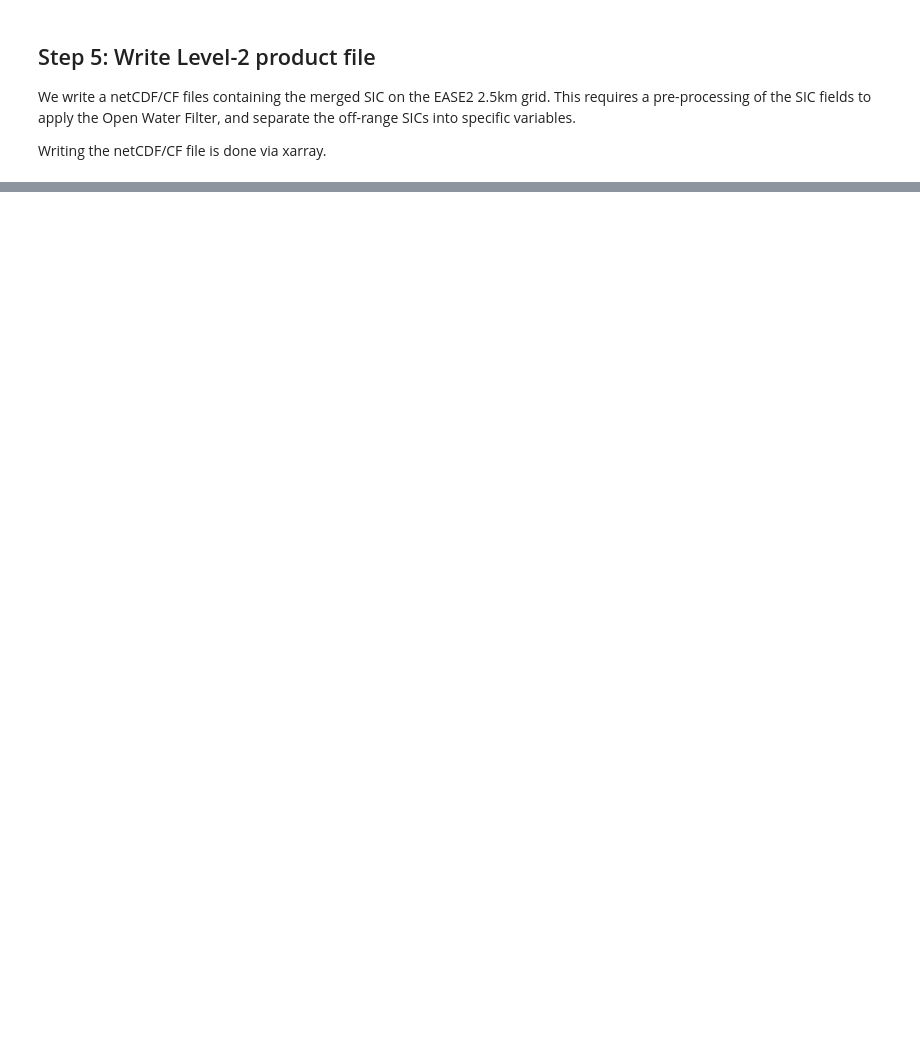
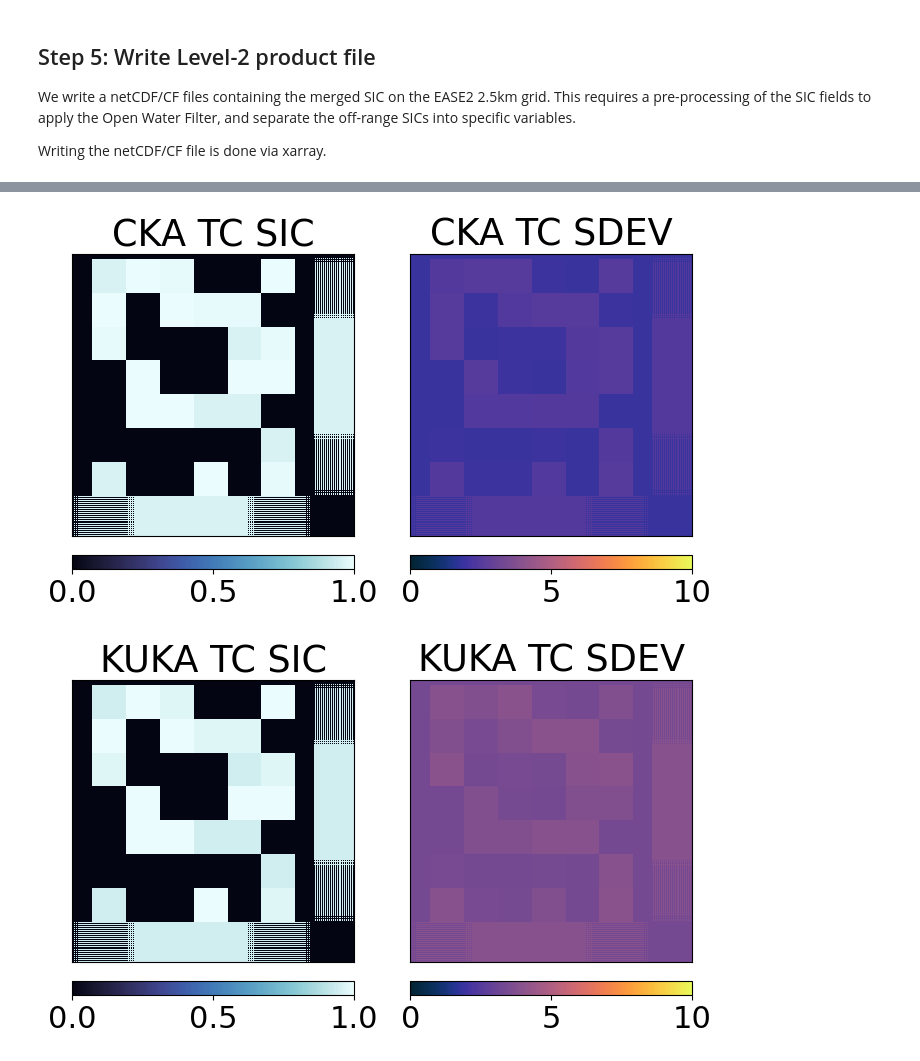
Before and after one commit to CIMR-Algos/SeaIceConcentration_ATBD_v2, a Jupyter notebook: algorithm/CIMR L2 Sea Ice Concentration algorithm.ipynb, the cells around one changed output, grey strips where cells are left out. Saved outputs shown, nothing was run; the diff lists cells and outputs as text; code cells hidden in the pictures; blank space fills up the shorter version.

Commit message:
Add computing SIC directly from the TestCard TBs.

```diff
--- a/algorithm/CIMR L2 Sea Ice Concentration algorithm.ipynb
+++ b/algorithm/CIMR L2 Sea Ice Concentration algorithm.ipynb
@@ -624,0 +663,44 @@ ds_l2.to_netcdf('./example_sic_file.nc', format='NETCDF4_CLASSIC')
+# %%
+# tc = TestCard
+tc_l1b = xr.open_dataset(l1b_fn,)
+
+# prepare TBs in the structure expected as input to the algorithm.
+tc_tbs = dict()
+for alg in algos.keys():
+    tc_tbs[alg] = dict()
+    for ch in algos[alg]['channels']:
+        varn = tb_dict[ch[:-1]].capitalize() + '_band_' + ch[-1:].upper()
+        tc_tbs[alg][ch] = tc_l1b[varn].values
+
+# extract the lat/lon arrays for later use in the pan-sharpening
+tc_geo = dict()
+geo_list = list(algos.keys()) + ['KA',]
+for geo in geo_list:
+    tc_geo[geo] = dict()
+    tc_geo[geo]['lat'] = tc_l1b['Latitude'].to_numpy()
+    tc_geo[geo]['lon'] = tc_l1b['Longitude'].to_numpy()
+# %%
+tc_res = dict()
+for alg in algos.keys():
+
+    # run the algorithm to compute SIC
+    tc_res[alg] = algos[alg]['algo'].compute_sic(tc_tbs[alg])
+
+    # Simple visualization
+    cmap = cmocean.cm.ice
+    ucmap = cmocean.cm.thermal
+    vmin, vmax = (0, 1)
+    umin, umax = (0, 10)
+
+    fig, (ax0,ax1) = plt.subplots(ncols=2,figsize=(8,5))
+    cF = ax0.imshow(tc_res[alg].sic, vmin=vmin, vmax=vmax, interpolation = 'none', origin='lower', cmap=cmap)
+    ax0.set_title(alg + " " + "TC" + " " + "SIC")
+    plt.colorbar(cF,orientation='horizontal', pad=0.05)
+    ax0.set_xticks([]); ax0.set_yticks([])
+    uF = ax1.imshow(tc_res[alg].sdev, vmin=umin, vmax=umax, interpolation = 'none', origin='lower', cmap=ucmap)
+    ax1.set_title(alg + " " + "TC" + " " + "SDEV")
+    plt.colorbar(uF,orientation='horizontal', pad=0.05)
+    ax1.set_xticks([]); ax1.set_yticks([])
+# %% [output]
+[figure, added]
+[figure, added]
```
Also changed, not shown: parts of 37 cells of this notebook.
